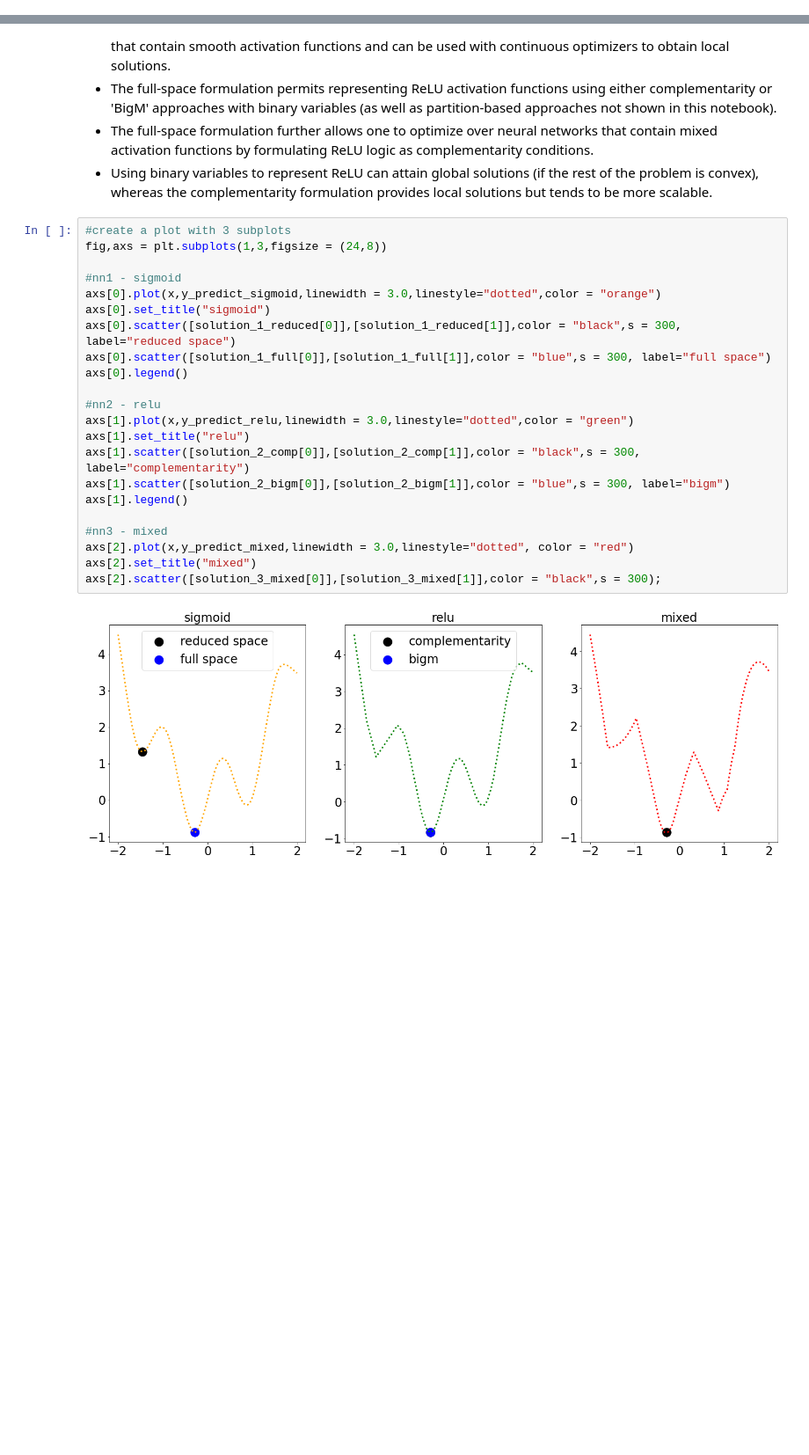
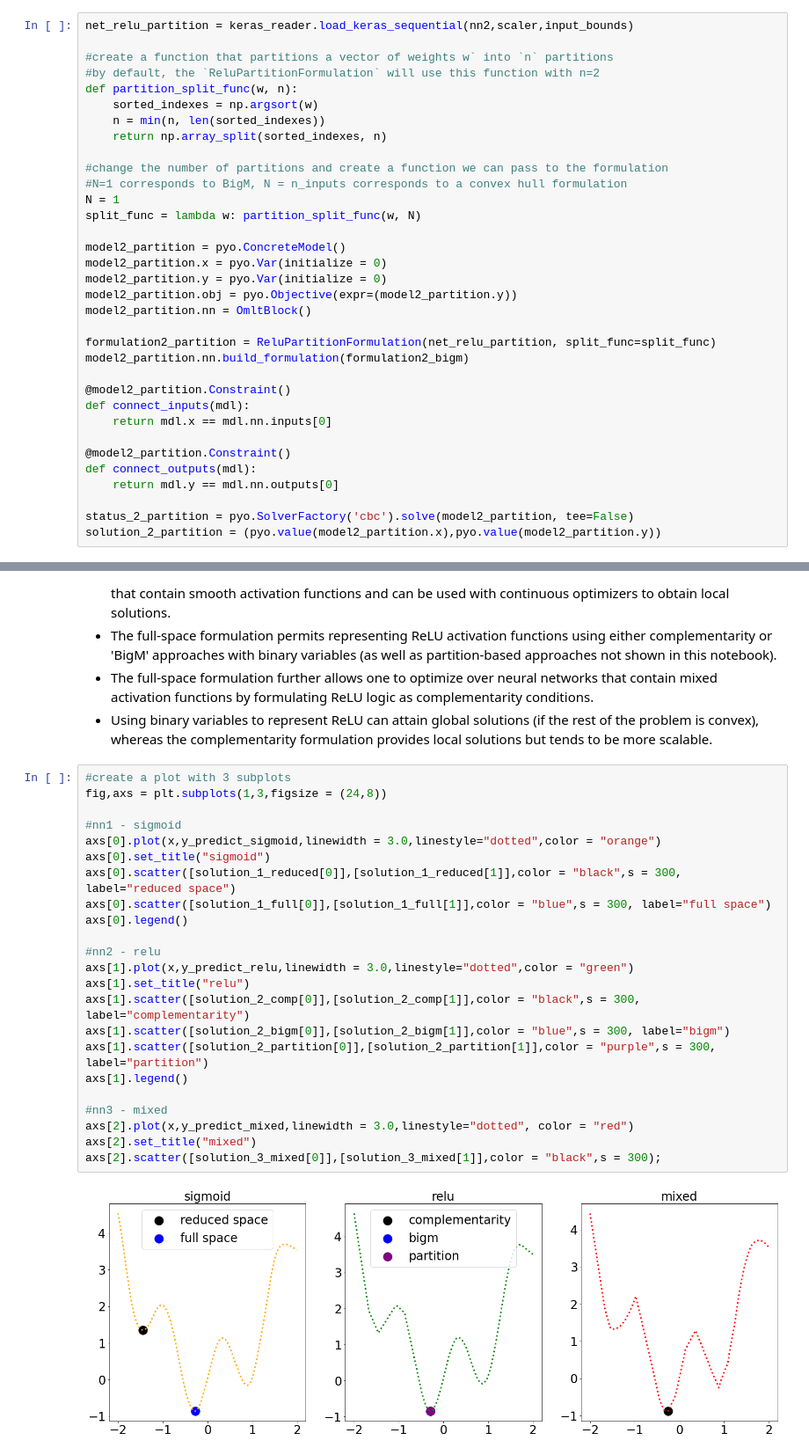
Before and after one commit to cog-imperial/OMLT, a Jupyter notebook: docs/notebooks/neuralnet/neural_network_formulations.ipynb, the cells around one changed output, grey strips where cells are left out. Shown at 88% size. Saved outputs shown, nothing was run; the diff lists cells and outputs as text; blank space fills up the shorter version.

Commit message:
add partition to notebook

```diff
--- a/docs/notebooks/neuralnet/neural_network_formulations.ipynb
+++ b/docs/notebooks/neuralnet/neural_network_formulations.ipynb
@@ -485,0 +491,34 @@ Solve Time:  6.010471820831299
+# %%
+net_relu_partition = keras_reader.load_keras_sequential(nn2,scaler,input_bounds)
+
+#create a function that partitions a vector of weights w` into `n` partitions
+#by default, the `ReluPartitionFormulation` will use this function with n=2
+def partition_split_func(w, n):
+    sorted_indexes = np.argsort(w)
+    n = min(n, len(sorted_indexes))
+    return np.array_split(sorted_indexes, n)
+
+#change the number of partitions and create a function we can pass to the formulation
+#N=1 corresponds to BigM, N = n_inputs corresponds to a convex hull formulation
+N = 1
+split_func = lambda w: partition_split_func(w, N)
+
+model2_partition = pyo.ConcreteModel()
+model2_partition.x = pyo.Var(initialize = 0)
+model2_partition.y = pyo.Var(initialize = 0)
+model2_partition.obj = pyo.Objective(expr=(model2_partition.y))
+model2_partition.nn = OmltBlock()
+
+formulation2_partition = ReluPartitionFormulation(net_relu_partition, split_func=split_func)
+model2_partition.nn.build_formulation(formulation2_bigm)
+
+@model2_partition.Constraint()
+def connect_inputs(mdl):
+    return mdl.x == mdl.nn.inputs[0]
+
+@model2_partition.Constraint()
+def connect_outputs(mdl):
+    return mdl.y == mdl.nn.outputs[0]
+
+status_2_partition = pyo.SolverFactory('cbc').solve(model2_partition, tee=False)
+solution_2_partition = (pyo.value(model2_partition.x),pyo.value(model2_partition.y))
@@ -554,24 +608,25 @@ We lastly plot the results of each optimization problem. Some of the main take-a
 # %%
 #create a plot with 3 subplots
 fig,axs = plt.subplots(1,3,figsize = (24,8))
 
 #nn1 - sigmoid
 axs[0].plot(x,y_predict_sigmoid,linewidth = 3.0,linestyle="dotted",color = "orange")
 axs[0].set_title("sigmoid")
 axs[0].scatter([solution_1_reduced[0]],[solution_1_reduced[1]],color = "black",s = 300, label="reduced space")
 axs[0].scatter([solution_1_full[0]],[solution_1_full[1]],color = "blue",s = 300, label="full space")
 axs[0].legend()
 
 #nn2 - relu
 axs[1].plot(x,y_predict_relu,linewidth = 3.0,linestyle="dotted",color = "green")
 axs[1].set_title("relu")
 axs[1].scatter([solution_2_comp[0]],[solution_2_comp[1]],color = "black",s = 300, label="complementarity")
 axs[1].scatter([solution_2_bigm[0]],[solution_2_bigm[1]],color = "blue",s = 300, label="bigm")
+axs[1].scatter([solution_2_partition[0]],[solution_2_partition[1]],color = "purple",s = 300, label="partition")
 axs[1].legend()
 
 #nn3 - mixed
 axs[2].plot(x,y_predict_mixed,linewidth = 3.0,linestyle="dotted", color = "red")
 axs[2].set_title("mixed")
 axs[2].scatter([solution_3_mixed[0]],[solution_3_mixed[1]],color = "black",s = 300);
 # %% [output]
-[figure, old version]
+[figure, new version]
```
Also changed, not shown: parts of 14 cells of this notebook.
